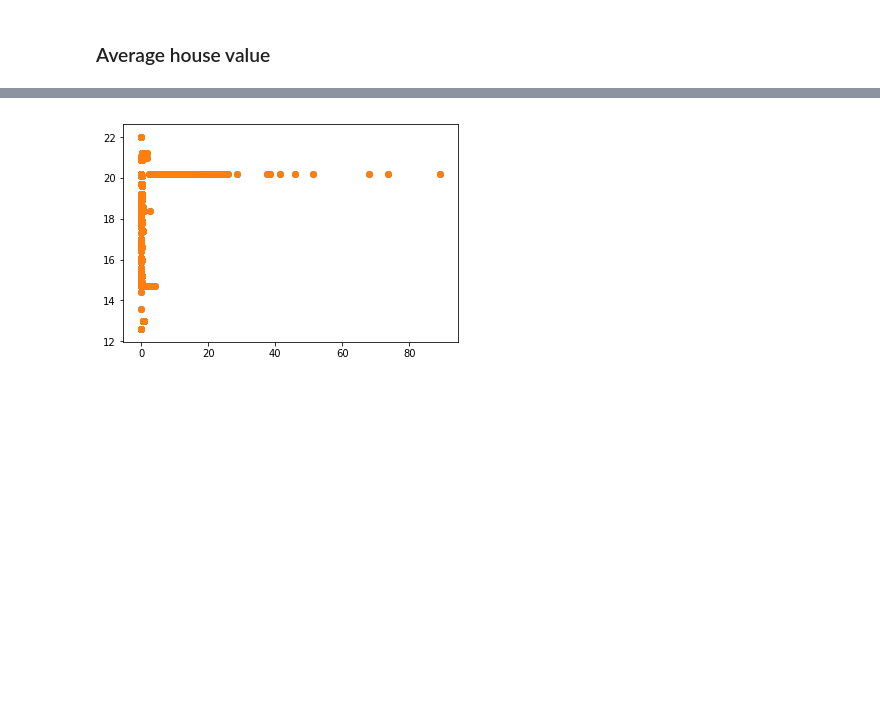
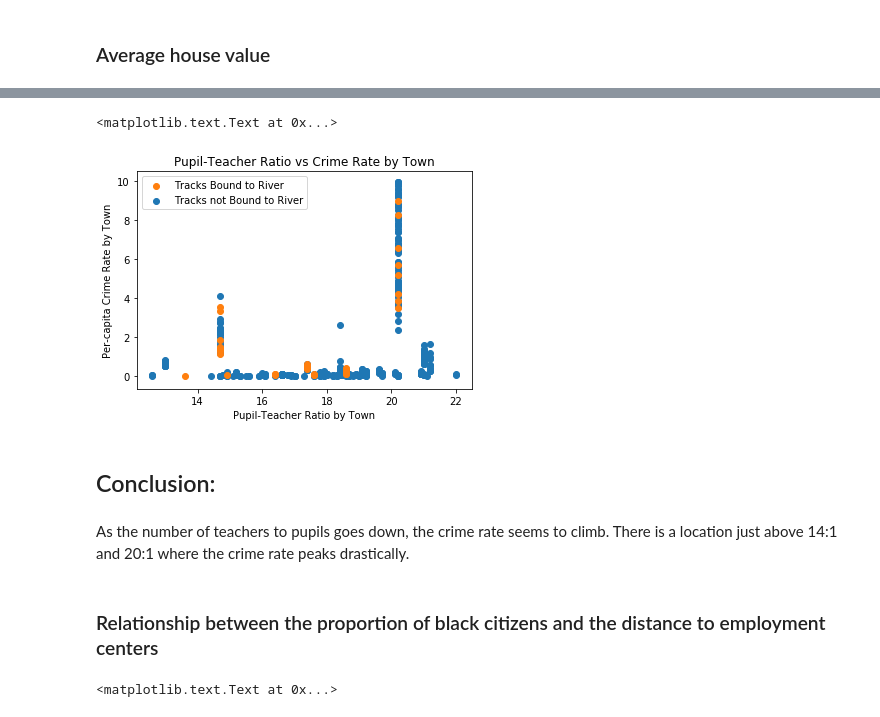
Before and after one commit to midfies/machine-learning, a Jupyter notebook: analyze_data_set.ipynb, the cells around one changed output, grey strips where cells are left out. Cells and saved outputs as stored; diff of their text form; code cells hidden in the pictures; blank space fills up the shorter version.

```diff
--- a/analyze_data_set.ipynb
+++ b/analyze_data_set.ipynb
@@ -40,5 +144,17 @@ teacher_ratio_array = data[:,10]
+# %%
+plt.title('Pupil-Teacher Ratio vs Crime Rate by Town')
+plt.legend(handles=[bound, unbound], labels=['Tracks Bound to River', 'Tracks not Bound to River'])
+plt.xlabel('Pupil-Teacher Ratio by Town')
+plt.ylabel('Per-capita Crime Rate by Town')
+# %% [output]
+<matplotlib.text.Text at 0x...>
 # %%
-plt.scatter(crime_array, teacher_ratio_array)
 plt.show()
 # %% [output]
-[figure, old version]
+[figure, new version]
+# %% [markdown]
+## Conclusion:
+# %% [markdown]
+As the number of teachers to pupils goes down, the crime rate seems to climb.  There is a location just above 14:1 and 20:1 where the crime rate peaks drastically.
+# %% [markdown]
+### Relationship between the proportion of black citizens and the distance to employment centers
@@ -44,0 +163,6 @@ plt.show()
+# %%
+plt.xlabel('Proportion of Blacks by Town')
+plt.ylabel('Weighted Distances to Employment Centres ')
+plt.title('Distance to Employment vs Proportion of Black Citizens')
+# %% [output]
+<matplotlib.text.Text at 0x...>
```
Also changed, not shown: parts of 46 cells of this notebook, 1 other file.
